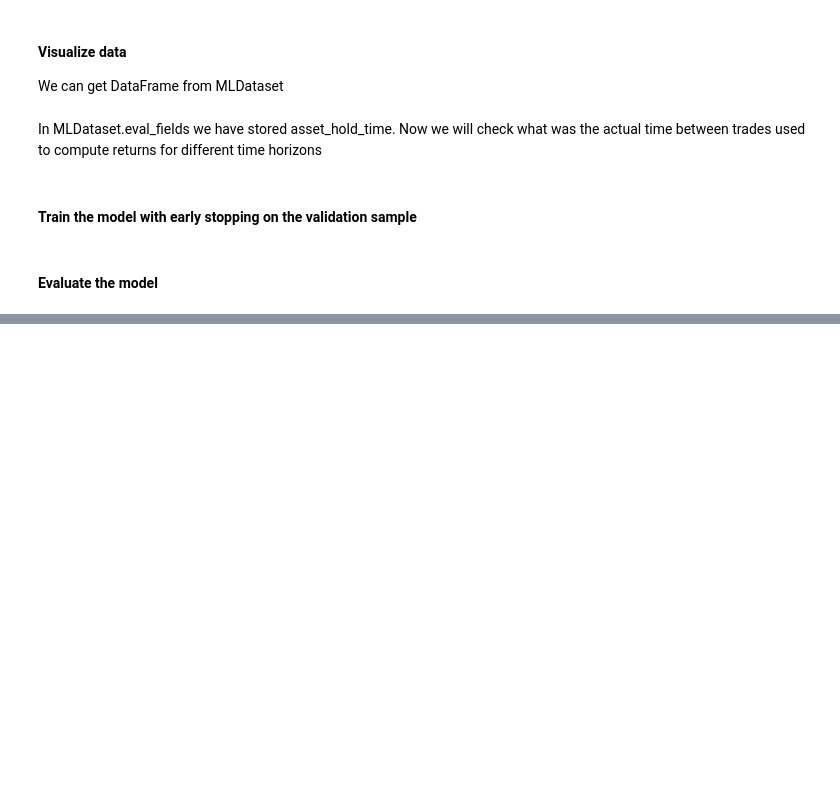
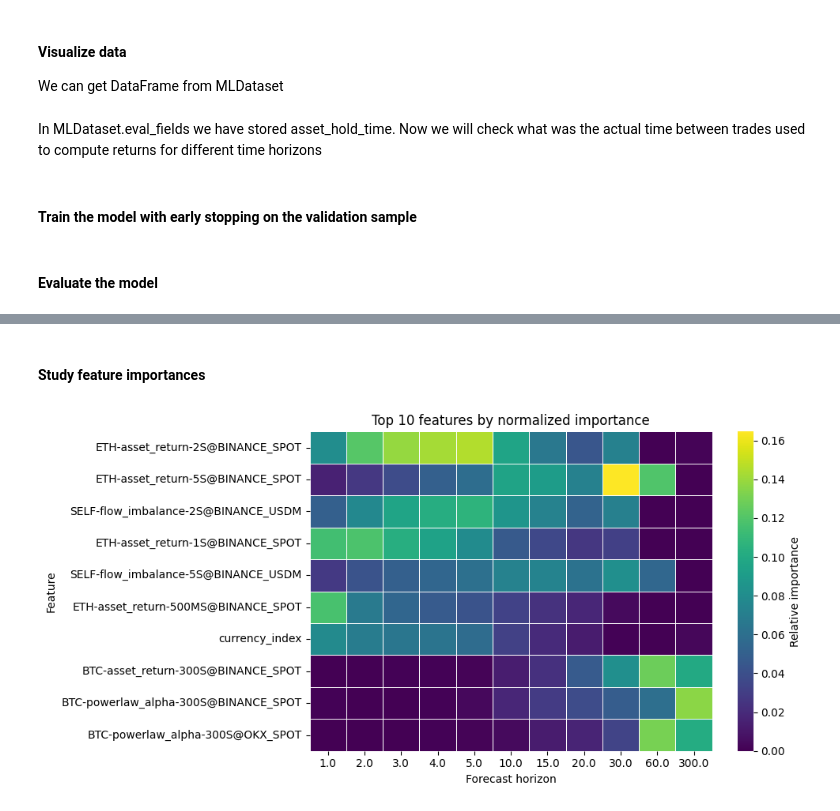
Before and after one commit to B0R0koko/microstructure_ranker, a Jupyter notebook: src/analysis/analysis_final.ipynb, the cells around one changed output, grey strips where cells are left out. Cells and saved outputs as stored; diff of their text form; code cells hidden in the pictures; blank space fills up the shorter version.

```diff
--- a/src/analysis/analysis_final.ipynb
+++ b/src/analysis/analysis_final.ipynb
@@ -172,0 +200,15 @@ compute_metrics(
+# %% [markdown]
+<h4>Study feature importances</h4>
+# %%
+dfs: List[pd.DataFrame] = []
+
+for forecast_step in HORIZONS:
+    path: Path = get_importance_file_path(
+        target_exchange=target_exchange, forecast_step=forecast_step, day=ref_day
+    )
+
+    df_importances: pd.DataFrame = pd.read_csv(path)
+    df_importances["forecast_seconds"] = forecast_step.total_seconds()
+    dfs.append(df_importances)
+
+df_importances: pd.DataFrame = pd.concat(dfs)
@@ -172,0 +219,29 @@ compute_metrics(
+# %%
+df_wide = (
+    df_importances
+    .pivot(index="feature", columns="forecast_seconds", values="importance")
+    .fillna(0)
+)
+
+# 2) Normalize within each horizon (optional, so columns sum to 1)
+df_norm = df_wide.div(df_wide.sum(axis=0), axis=1)
+
+# 3) Sort features by *mean* importance across all horizons
+feature_order = df_norm.mean(axis=1).sort_values(ascending=False).index
+df_norm = df_norm.reindex(feature_order)
+
+plt.figure(figsize=(10, 5))
+sns.heatmap(
+    df_norm.iloc[:10],
+    cmap="viridis",
+    cbar_kws={"label": "Relative importance"},
+    linewidths=0.5,
+)
+plt.xlabel("Forecast horizon")
+plt.ylabel("Feature")
+plt.title(f"Top {topn} features by normalized importance")
+plt.tight_layout()
+plt.savefig("feature_importances_against_all_horizons@binance_spot.png")
+plt.show()
+# %% [output]
+[figure, added]
```
Also changed, not shown: parts of 5 cells of this notebook, 16 other files.
